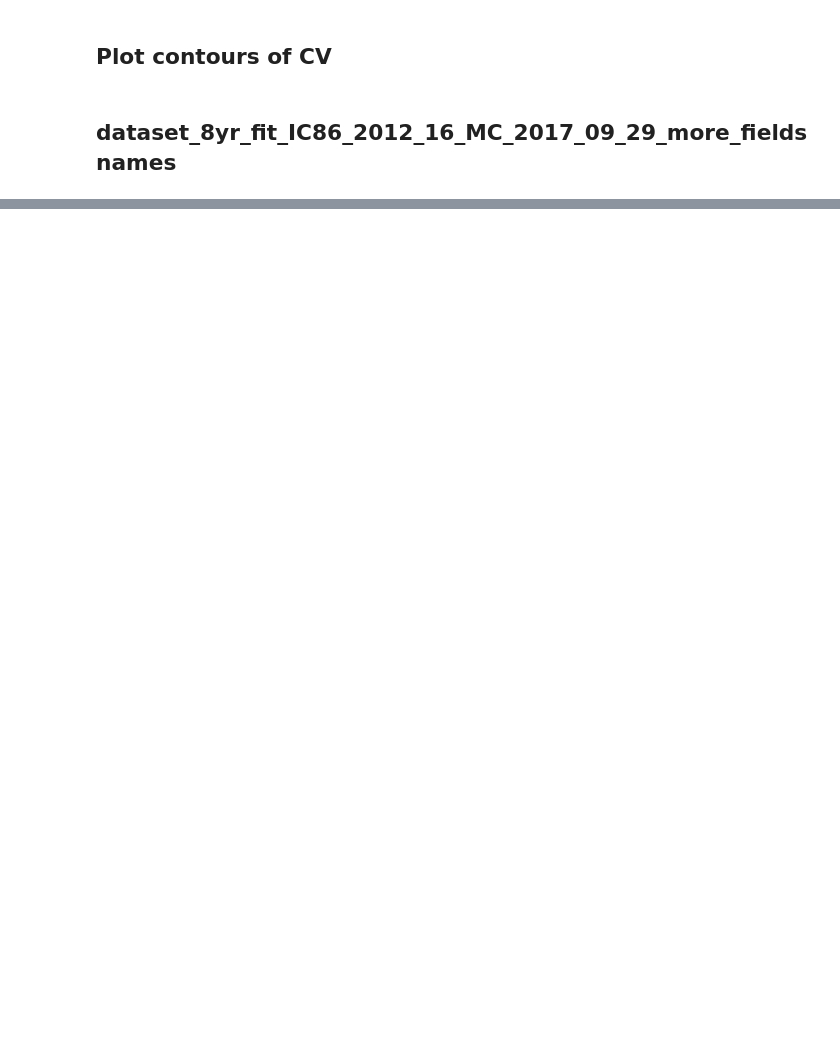
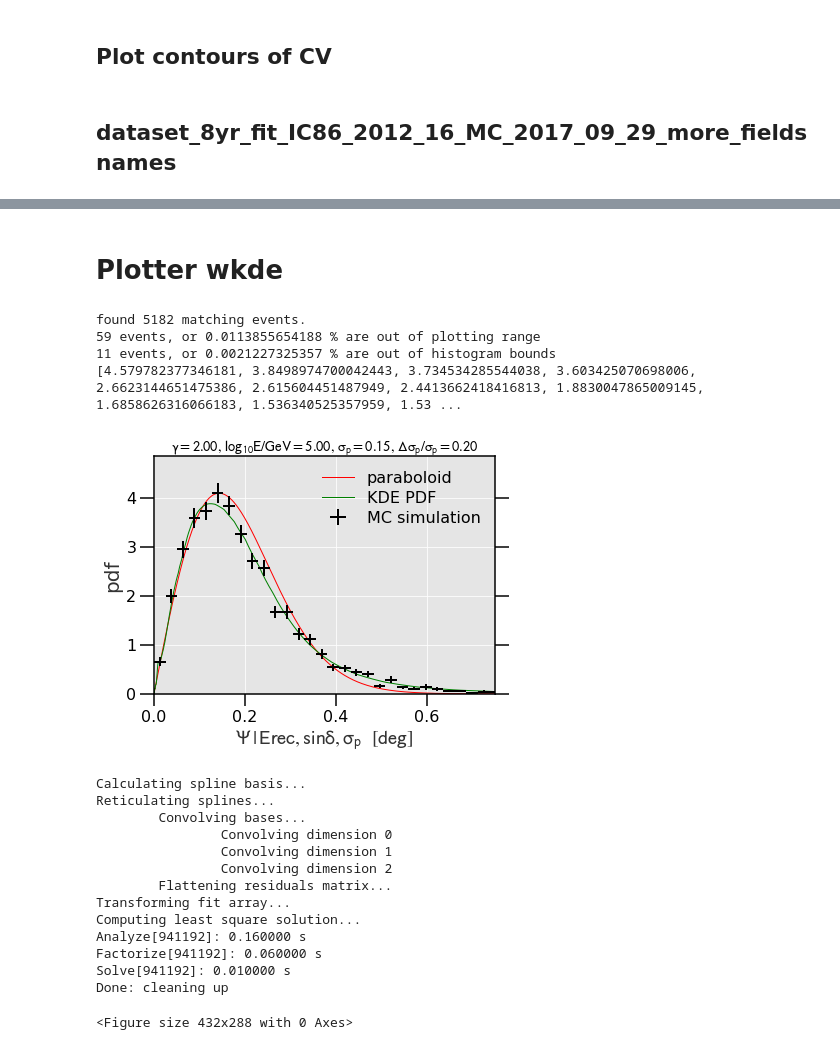
Before and after one commit to tomaskontrimas/KDE, a Jupyter notebook: snippets.ipynb, the cells around one changed output, grey strips where cells are left out. Saved outputs shown, nothing was run; the diff lists cells and outputs as text; code cells hidden in the pictures; blank space fills up the shorter version.

Commit message:
Upload plots and update notebooks

```diff
--- a/snippets.ipynb
+++ b/snippets.ipynb
@@ -202,0 +311,2 @@ cv_results
+# %% [markdown]
+# Plotter wkde
@@ -202,0 +317,34 @@ cv_results
+# %%
+plotter_wkde = importlib.import_module('plotter_wkde')
+
+gammas = [2.0]
+logE = 5.0
+sigma_p = 0.15
+
+for gamma in gammas:
+    spatial_KDE_path = '/home/ge56lag/Software/KDE/output/sig_psi_E/adaptive_kd_plotter_wkde_gamma_{}_phi0_1.0/pdf/sig_psi_E.pkl'.format(gamma)
+    norm_KDE_path = '/home/ge56lag/Software/KDE/output/sig_E/adaptive_kd_plotter_wkde_gamma_{}_phi0_1.0/pdf/sig_E.pkl'.format(gamma)
+
+    spatial_pdf, mc = plotter_wkde.setup(spatial_KDE_path, norm_KDE_path)
+
+    plotter_wkde.make_plot(spatial_pdf, mc,logE , sigma_p, gamma=gamma, delta_sigma=0.2, show_quantile=False)
+# %% [output]
+found 5182 matching events.
+59 events, or 0.0113855654188 % are out of plotting range
+11 events, or 0.0021227325357 % are out of histogram bounds
+[4.579782377346181, 3.8498974700042443, 3.734534285544038, 3.603425070698006, 2.6623144651475386, 2.615604451487949, 2.4413662418416813, 1.8830047865009145, 1.6858626316066183, 1.536340525357959, 1.53 ...
+[figure, added]
+Calculating spline basis...
+Reticulating splines...
+        Convolving bases...
+                Convolving dimension 0
+                Convolving dimension 1
+                Convolving dimension 2
+        Flattening residuals matrix...
+Transforming fit array...
+Computing least square solution...
+Analyze[941192]: 0.160000 s
+Factorize[941192]: 0.060000 s
+Solve[941192]: 0.010000 s
+Done: cleaning up
+<Figure size 432x288 with 0 Axes>
```
Also changed, not shown: parts of 6 cells of this notebook, 9 other files.
